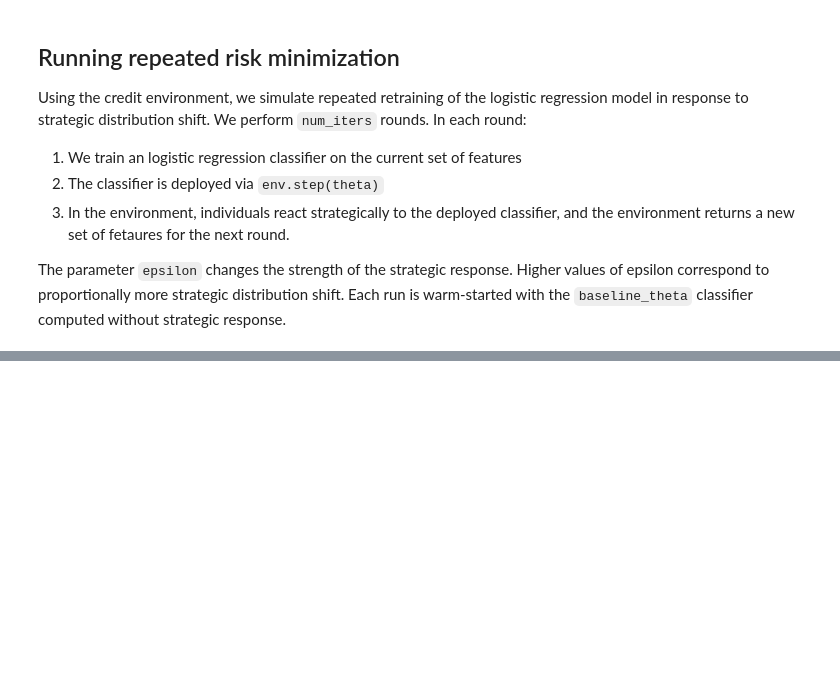
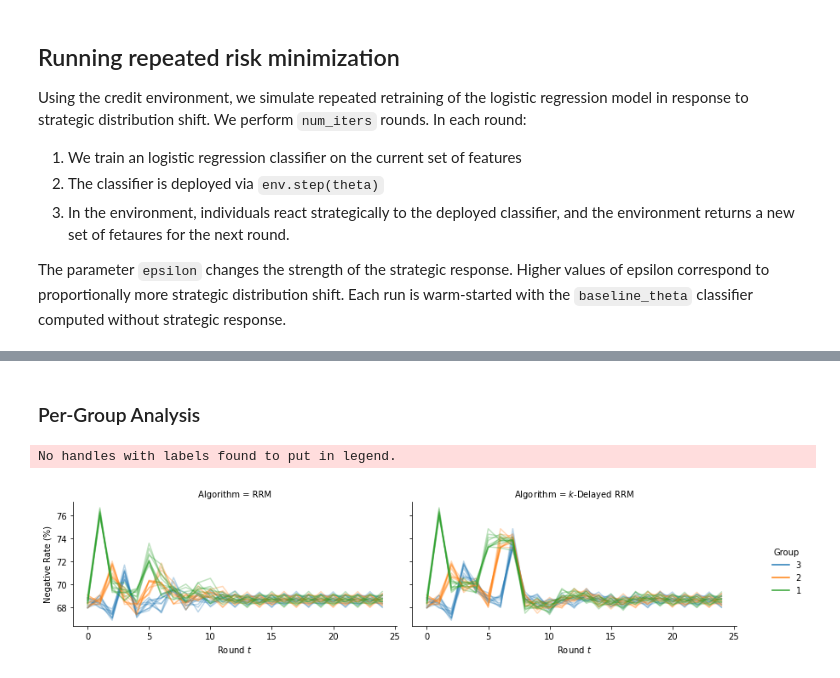
Before and after one commit to shlomihod/performative-prediction-stateful-world, a Jupyter notebook: performative_prediction-groups-respond-slowly.ipynb, the cells around one changed output, grey strips where cells are left out. Drawn from its saved outputs; the diff is of its cells as text; code cells hidden in the pictures; blank space fills up the shorter version.

```diff
--- a/performative_prediction-groups-respond-slowly.ipynb
+++ b/performative_prediction-groups-respond-slowly.ipynb
@@ -215,0 +465,27 @@ plot_acf(np.array(theta_gaps[3]));
+# %% [markdown]
+### Per-Group Analysis
+# %%
+nr_group_start_data = nr_groups_start_df[((nr_groups_start_df['num_groups'] == '3')
+                                         & (nr_groups_start_df['step'] < 25)
+                                         & (nr_groups_start_df[r'$\varepsilon$'].isin(['25.0'])))]
+
+nr_group_start_data = nr_group_start_data.reset_index(drop=True)
+
+
+g = sns.relplot(x='step', y='Negative Rate (%)',
+            hue='Group',
+            # style='Group',
+            col='Algorithm',
+            estimator=None, units='random_seed', alpha=.3,
+            height=3, aspect=2,
+            kind='line', data=nr_group_start_data)
+
+
+g.set(xlabel='Round $t$')
+
+plt.legend(loc='center left', bbox_to_anchor=(1.15, 0.5), frameon=False)
+plt.tight_layout()
+plt.savefig(f'./figures/pergroup-nr-start.png', dpi=300)
+# %% [output]
+No handles with labels found to put in legend.
+[figure, added]
```
Also changed, not shown: parts of 29 cells of this notebook, 11 other files.
